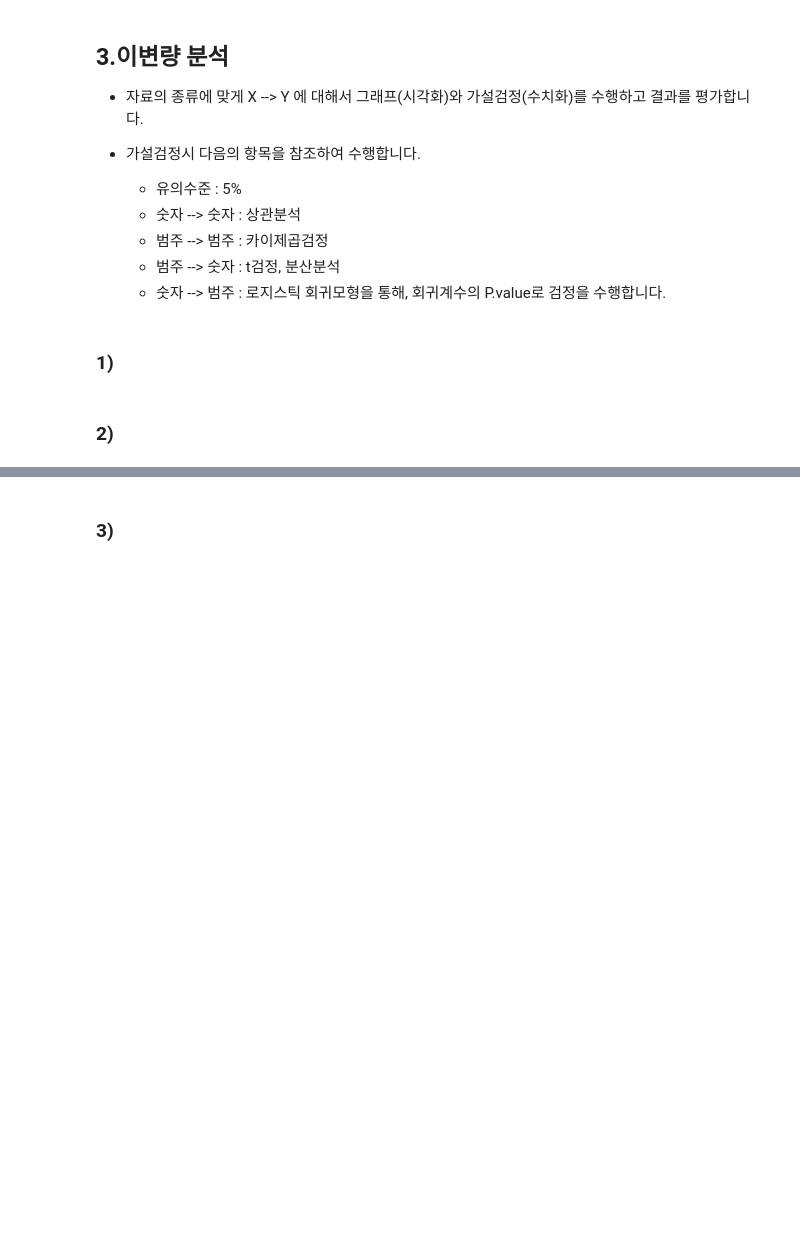
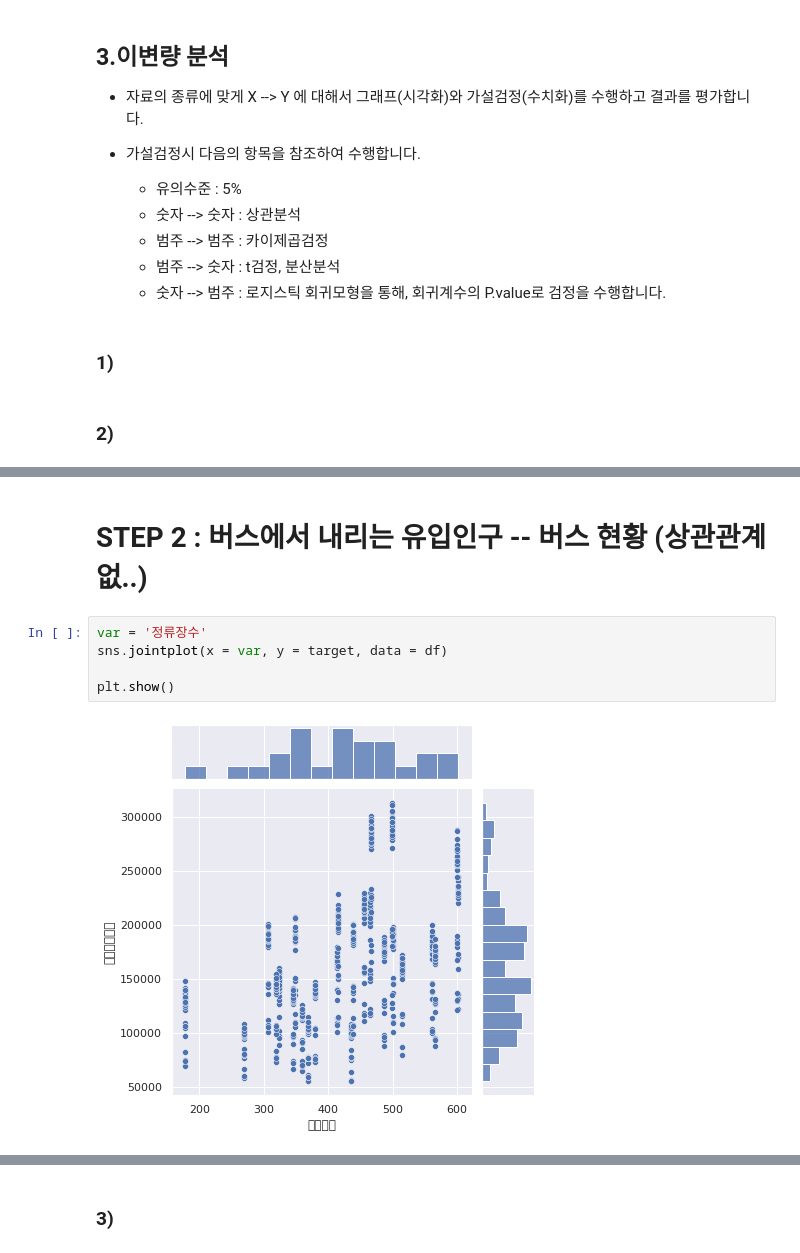
Before and after one commit to cyeongy/kt-aivle, a Jupyter notebook: 미니프로젝트1_서울시버스수요분석_학생용/서울시버스수요분석/lecture/2.1 조별 제출물_x반_x조.ipynb, the cells around one changed output, grey strips where cells are left out. Saved outputs shown, nothing was run; the diff lists cells and outputs as text; blank space fills up the shorter version.

```diff
--- a/미니프로젝트1_서울시버스수요분석_학생용/서울시버스수요분석/lecture/2.1 조별 제출물_x반_x조.ipynb
+++ b/미니프로젝트1_서울시버스수요분석_학생용/서울시버스수요분석/lecture/2.1 조별 제출물_x반_x조.ipynb
@@ -263,0 +455,9 @@ import scipy.stats as spst
+# %% [markdown]
+# STEP 2 : 버스에서 내리는 유입인구 -- 버스 현황 (상관관계 없..)
+# %%
+var = '정류장수'
+sns.jointplot(x = var, y = target, data = df)
+
+plt.show()
+# %% [output]
+[figure, added]
```
Also changed, not shown: parts of 32 cells of this notebook, 6 other files.
